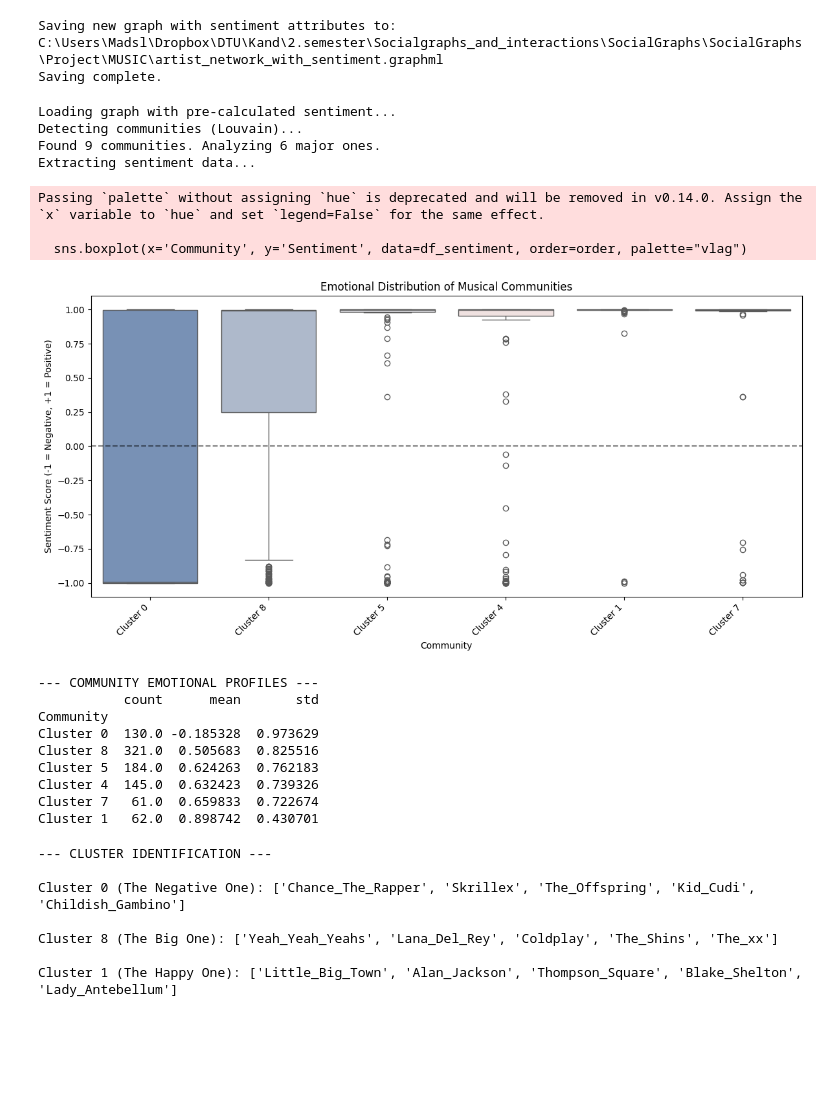
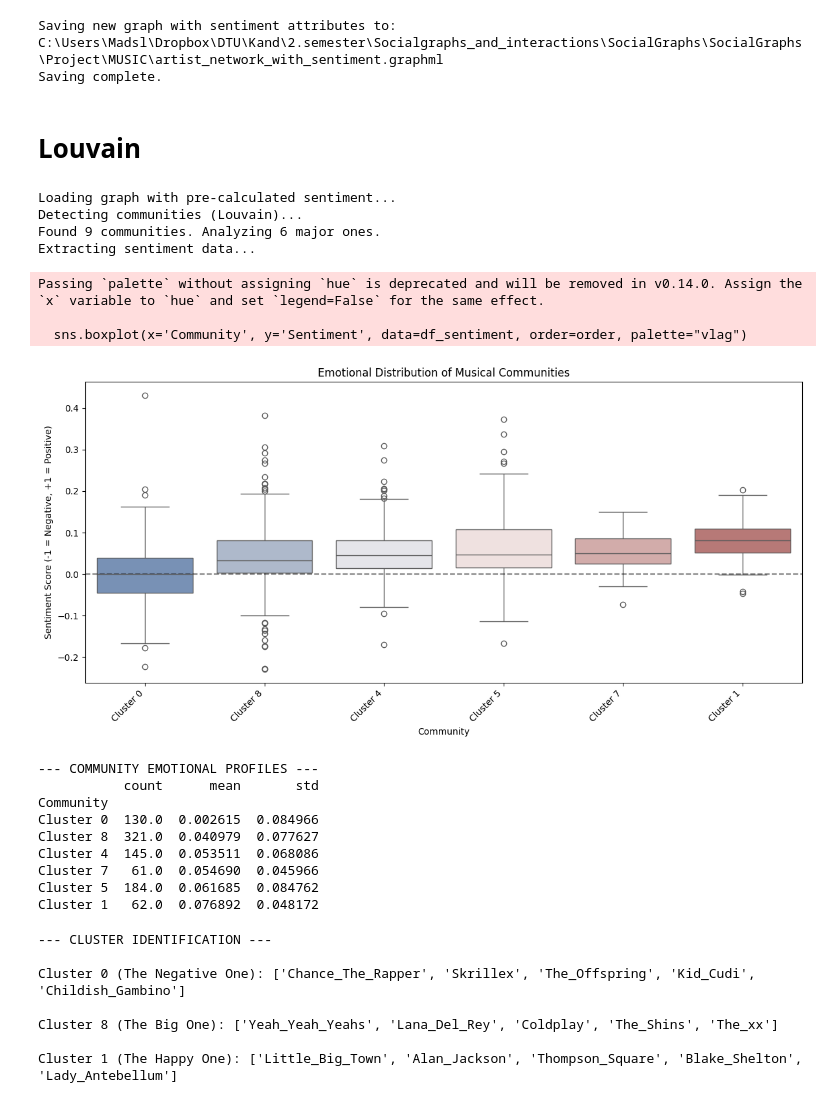
Before and after one commit to noanorgaard/SocialGraphs, a Jupyter notebook: Project/MUSIC/Sentiment.ipynb, the cells around one changed output. Drawn from its saved outputs; the diff is of its cells as text; code cells hidden in the pictures; blank space fills up the shorter version.

```diff
--- a/Project/MUSIC/Sentiment.ipynb
+++ b/Project/MUSIC/Sentiment.ipynb
@@ -190,12 +366,12 @@ print("Analyzing sentiment and adding it to the graph...")
 for node in tqdm(G.nodes()):
 
     # Optional: Filter by community (remove if you want to process all nodes)
-    comm_id = partition.get(node)
-    if comm_id not in big_communities:
-         # Skip nodes in small communities
-         # We still need to set the attribute for all nodes if we want a clean graph save later
-         G.nodes[node]['sentiment_compound'] = 0.0 # Assign neutral score or choose to set it to None/NaN
-         continue
+    # comm_id = partition.get(node)
+    # if comm_id not in big_communities:
+    #      # Skip nodes in small communities
+    #      # We still need to set the attribute for all nodes if we want a clean graph save later
+    #      G.nodes[node]['sentiment_compound'] = 0.0 # Assign neutral score or choose to set it to None/NaN
+    #      continue
 
     # Get Lyrics
     text = str(G.nodes[node].get('lyrics', ''))
@@ -233,6 +409,8 @@ Detecting communities (Louvain)...
 Analyzing sentiment and adding it to the graph...
 Saving new graph with sentiment attributes to: C:\Users\Madsl\Dropbox\DTU\Kand\2.semester\Socialgraphs_and_interactions\SocialGraphs\SocialGraphs\Project\MUSIC\artist_network_with_sentiment.graphml
 Saving complete.
+# %% [markdown]
+# Louvain
 # %%
 import community.community_louvain as community_louvain
 import networkx as nx
@@ -242,9 +420,10 @@ import matplotlib.pyplot as plt
 from pathlib import Path
 from tqdm import tqdm # Import tqdm for progress bar
 from collections import Counter
+import networkx.algorithms.community as nx_comm
 
 # --- 1. Load the graph with pre-calculated sentiment ---
-G_path = Path(r"C:\Users\Madsl\Dropbox\DTU\Kand\2.semester\Socialgraphs_and_interactions\SocialGraphs\SocialGraphs\Project\MUSIC\artist_network_with_sentiment.graphml")
+G_path = Path(r"C:\Users\Madsl\Dropbox\DTU\Kand\2.semester\Socialgraphs_and_interactions\SocialGraphs\SocialGraphs\Project\MUSIC\artist_network_nuanced_sentiment.graphml")
 
 print("Loading graph with pre-calculated sentiment...")
 G = nx.read_graphml(str(G_path))
@@ -254,6 +433,9 @@ G = nx.read_graphml(str(G_path))
 # Note: You can save the partition too, but recalculating is often simpler.
 print("Detecting communities (Louvain)...")
 partition = community_louvain.best_partition(G, weight='weight', random_state=5)
+
+
+
 
 # Count how many artists in each community to filter out tiny ones
 counts = Counter(partition.values())
@@ -311,43 +493,43 @@ else:
     plt.tight_layout() # Adjust plot to prevent labels from being cut off
     plt.axhline(0, color='black', linestyle='--', alpha=0.5) # The "Neutral" line
     plt.show()
 
     # --- 6. PRINT SUMMARY ---
     print("\n--- COMMUNITY EMOTIONAL PROFILES ---")
     stats = df_sentiment.groupby('Community')['Sentiment'].describe()[['count', 'mean', 'std']]
     print(stats.sort_values(by='mean'))
 
     # Create a dictionary to store lists of artists per cluster
 cluster_members = {}
 for node, comm_id in partition.items():
     if comm_id not in cluster_members:
         cluster_members[comm_id] = []
     cluster_members[comm_id].append(node)
 
 # Function to get the most "central" artists in a cluster (highest degree)
 def get_top_artists(comm_id, limit=5):
     nodes = cluster_members[comm_id]
     # Sort by degree (popularity in network)
     sorted_nodes = sorted(nodes, key=lambda n: G.degree(n), reverse=True)
     return sorted_nodes[:limit]
 # %% [output]
 Loading graph with pre-calculated sentiment...
 Detecting communities (Louvain)...
 Found 9 communities. Analyzing 6 major ones.
 Extracting sentiment data...
 Passing `palette` without assigning `hue` is deprecated and will be removed in v0.14.0. Assign the `x` variable to `hue` and set `legend=False` for the same effect.
 
   sns.boxplot(x='Community', y='Sentiment', data=df_sentiment, order=order, palette="vlag")
-[figure, old version]
+[figure, new version]
 --- COMMUNITY EMOTIONAL PROFILES ---
            count      mean       std
 Community
-Cluster 0  130.0 -0.185328  0.973629
-Cluster 8  321.0  0.505683  0.825516
-Cluster 5  184.0  0.624263  0.762183
-Cluster 4  145.0  0.632423  0.739326
-Cluster 7   61.0  0.659833  0.722674
-Cluster 1   62.0  0.898742  0.430701
+Cluster 0  130.0  0.002615  0.084966
+Cluster 8  321.0  0.040979  0.077627
+Cluster 4  145.0  0.053511  0.068086
+Cluster 7   61.0  0.054690  0.045966
+Cluster 5  184.0  0.061685  0.084762
+Cluster 1   62.0  0.076892  0.048172
 # %%
 print("--- CLUSTER IDENTIFICATION ---")
 
```
Also changed, not shown: parts of 19 cells of this notebook.
